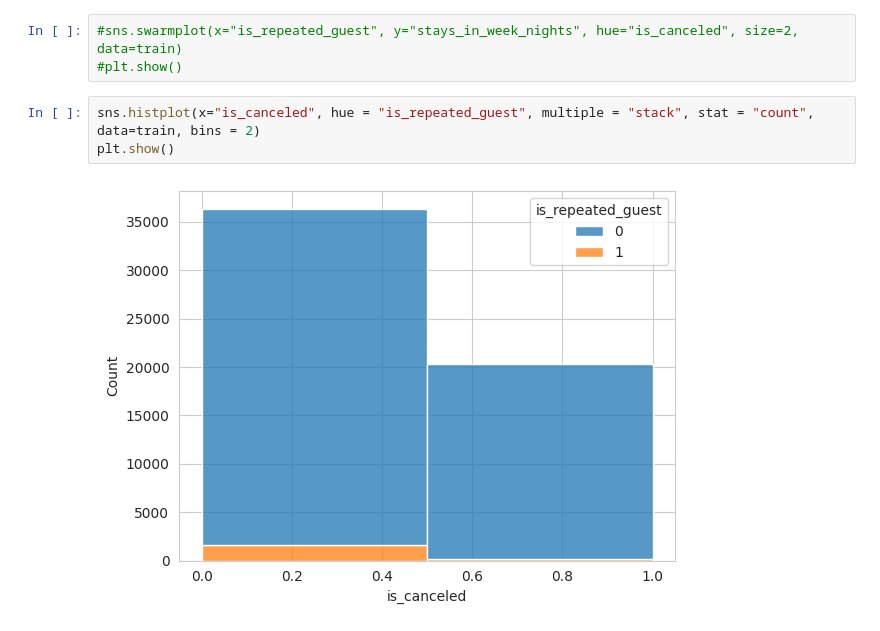
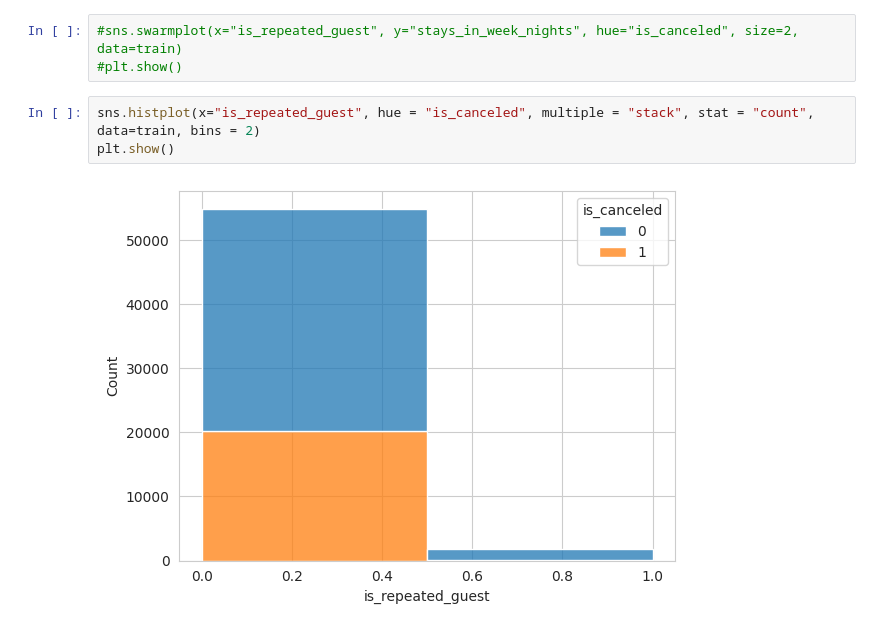
Before and after one commit to Nikocioni/progetto_programmazione_nik_ross_salvo, a Jupyter notebook: progetto_niko_ross_salvo_3.ipynb, the cells around one changed output. Saved outputs shown, nothing was run; the diff lists cells and outputs as text.

```diff
--- a/progetto_niko_ross_salvo_3.ipynb
+++ b/progetto_niko_ross_salvo_3.ipynb
@@ -680,7 +694,7 @@ plt.show()
 #sns.swarmplot(x="is_repeated_guest", y="stays_in_week_nights", hue="is_canceled", size=2, data=train)
 #plt.show()
 # %%
-sns.histplot(x="is_canceled", hue = "is_repeated_guest", multiple = "stack", stat = "count", data=train, bins = 2)
+sns.histplot(x="is_repeated_guest", hue = "is_canceled", multiple = "stack", stat = "count", data=train, bins = 2)
 plt.show()
 # %% [output]
-[figure, old version]
+[figure, new version]
```
Also changed, not shown: parts of 6 cells of this notebook.
